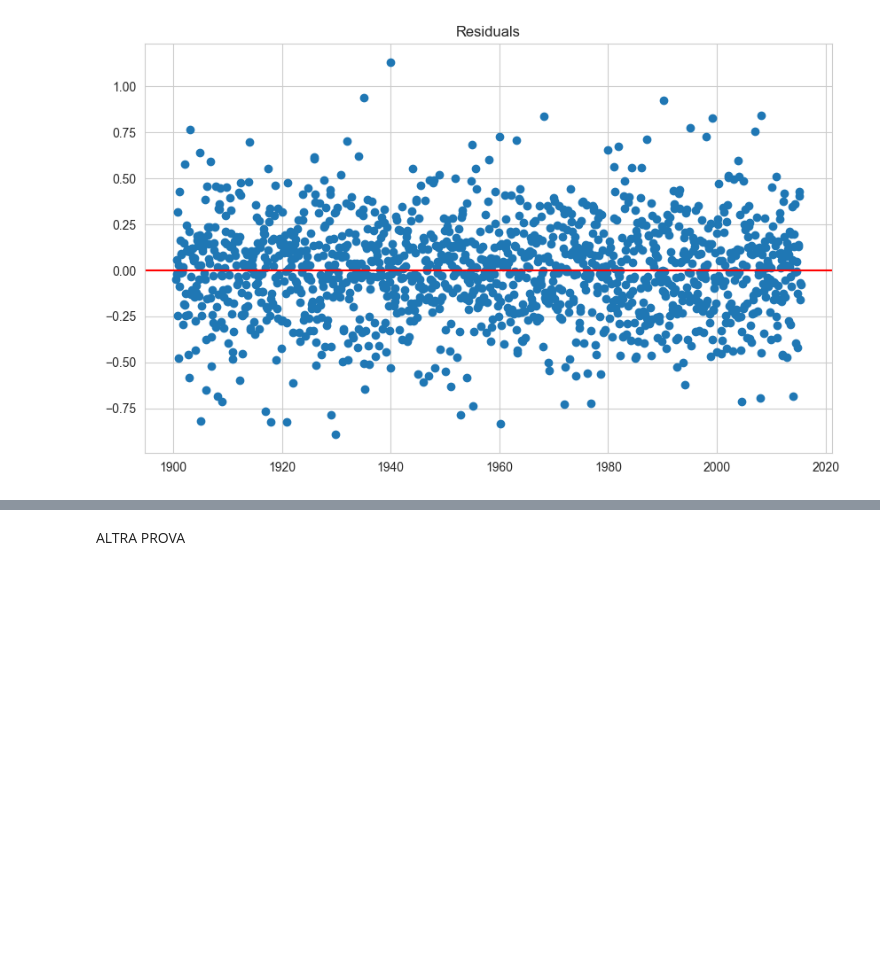
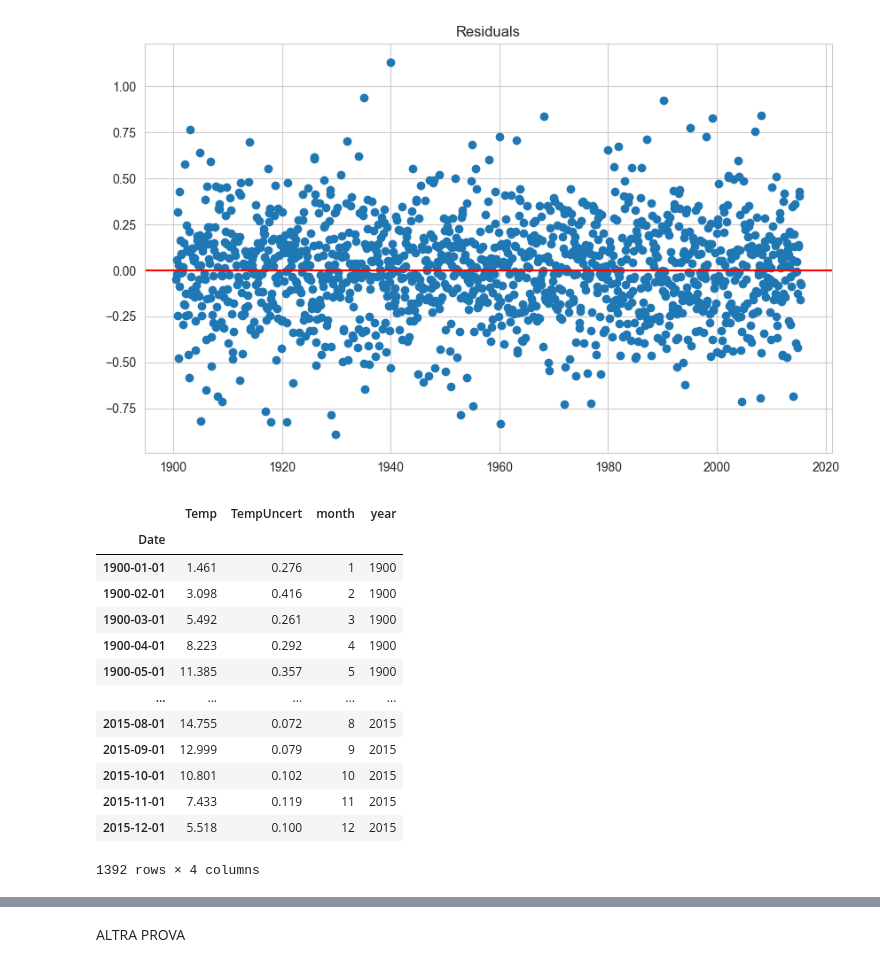
Before and after one commit to Antonet99/ClimateChangeHeartWine-statsmodel, a Jupyter notebook: Time Series/ClimateChange/globaltemp_analysis.ipynb, the cells around one changed output, grey strips where cells are left out. Drawn from its saved outputs; the diff is of its cells as text; code cells hidden in the pictures; blank space fills up the shorter version.

```diff
--- a/Time Series/ClimateChange/globaltemp_analysis.ipynb
+++ b/Time Series/ClimateChange/globaltemp_analysis.ipynb
@@ -330,4 +328,21 @@ plt.show()
 [figure]
 [figure]
 [figure]
+# %%
+global_temp
+# %% [output]
+|  | Temp | TempUncert | month | year |
+| Date |  |  |  |  |
+| 1900-01-01 | 1.461 | 0.276 | 1 | 1900 |
+| 1900-02-01 | 3.098 | 0.416 | 2 | 1900 |
+| 1900-03-01 | 5.492 | 0.261 | 3 | 1900 |
+| 1900-04-01 | 8.223 | 0.292 | 4 | 1900 |
+| 1900-05-01 | 11.385 | 0.357 | 5 | 1900 |
+| ... | ... | ... | ... | ... |
+| 2015-08-01 | 14.755 | 0.072 | 8 | 2015 |
+| 2015-09-01 | 12.999 | 0.079 | 9 | 2015 |
+| 2015-10-01 | 10.801 | 0.102 | 10 | 2015 |
+| 2015-11-01 | 7.433 | 0.119 | 11 | 2015 |
+| 2015-12-01 | 5.518 | 0.100 | 12 | 2015 |
+1392 rows × 4 columns
 # %%
```
Also changed, not shown: parts of 7 cells of this notebook, 4 other files.
